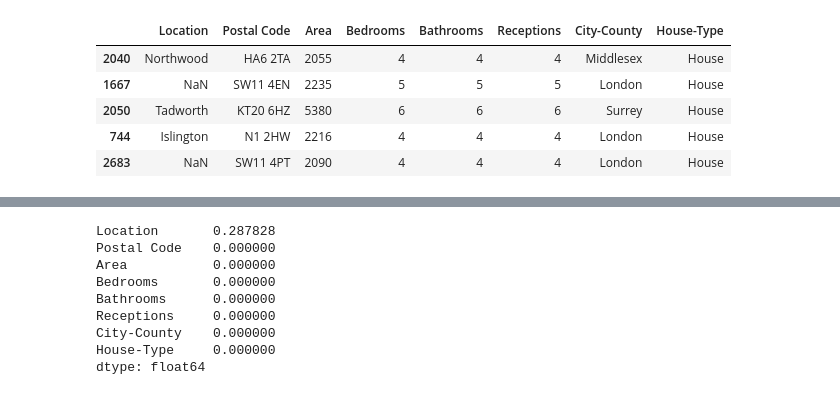
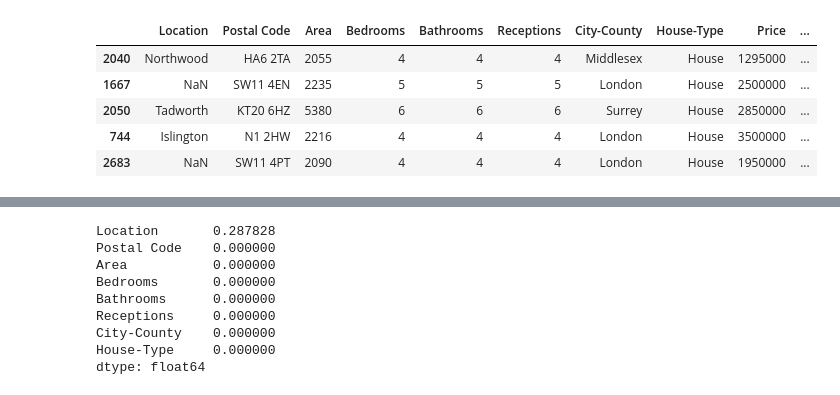
Before and after one commit to kowalks/cmc13-exame, a Jupyter notebook: exame.ipynb, the cells around one changed output, grey strips where cells are left out. Saved outputs shown, nothing was run; the diff lists cells and outputs as text; code cells hidden in the pictures.

```diff
--- a/exame.ipynb
+++ b/exame.ipynb
@@ -160,17 +158,22 @@ Essa separação é feita no início da análise, a fim de que não haja vazamen
 # %%
 from sklearn.model_selection import train_test_split
-X = data.drop(columns = ['Price','log_Price'])
-y = data['Price']
-X_train, X_test, y_train, y_test = train_test_split(X,
-                                                    y,
-                                                    test_size = 0.2,
-                                                    random_state=23)
+
+target_variable = ['Price', 'Log Price']
+
+X = data.drop(columns=target_variable)
+y = data[target_variable]
+X_train, X_test, y_train, y_test = train_test_split(
+    X,
+    y,
+    test_size = 0.2,
+    random_state=23
+)
+train = pd.concat([X_train, y_train], axis='columns')
+train.head()
+# %% [output]
+|  | Location | Postal Code | Area | Bedrooms | Bathrooms | Receptions | City-County | House-Type | Price | ... |
+| 2040 | Northwood | HA6 2TA | 2055 | 4 | 4 | 4 | Middlesex | House | 1295000 | ... |
+| 1667 | NaN | SW11 4EN | 2235 | 5 | 5 | 5 | London | House | 2500000 | ... |
+| 2050 | Tadworth | KT20 6HZ | 5380 | 6 | 6 | 6 | Surrey | House | 2850000 | ... |
+| 744 | Islington | N1 2HW | 2216 | 4 | 4 | 4 | London | House | 3500000 | ... |
+| 2683 | NaN | SW11 4PT | 2090 | 4 | 4 | 4 | London | House | 1950000 | ... |
-# %%
-X_train.head()
-# %% [output]
-|  | Location | Postal Code | Area | Bedrooms | Bathrooms | Receptions | City-County | House-Type |
-| 2040 | Northwood | HA6 2TA | 2055 | 4 | 4 | 4 | Middlesex | House |
-| 1667 | NaN | SW11 4EN | 2235 | 5 | 5 | 5 | London | House |
-| 2050 | Tadworth | KT20 6HZ | 5380 | 6 | 6 | 6 | Surrey | House |
-| 744 | Islington | N1 2HW | 2216 | 4 | 4 | 4 | London | House |
-| 2683 | NaN | SW11 4PT | 2090 | 4 | 4 | 4 | London | House |
```
Also changed, not shown: parts of 49 cells of this notebook, 1 other file.
